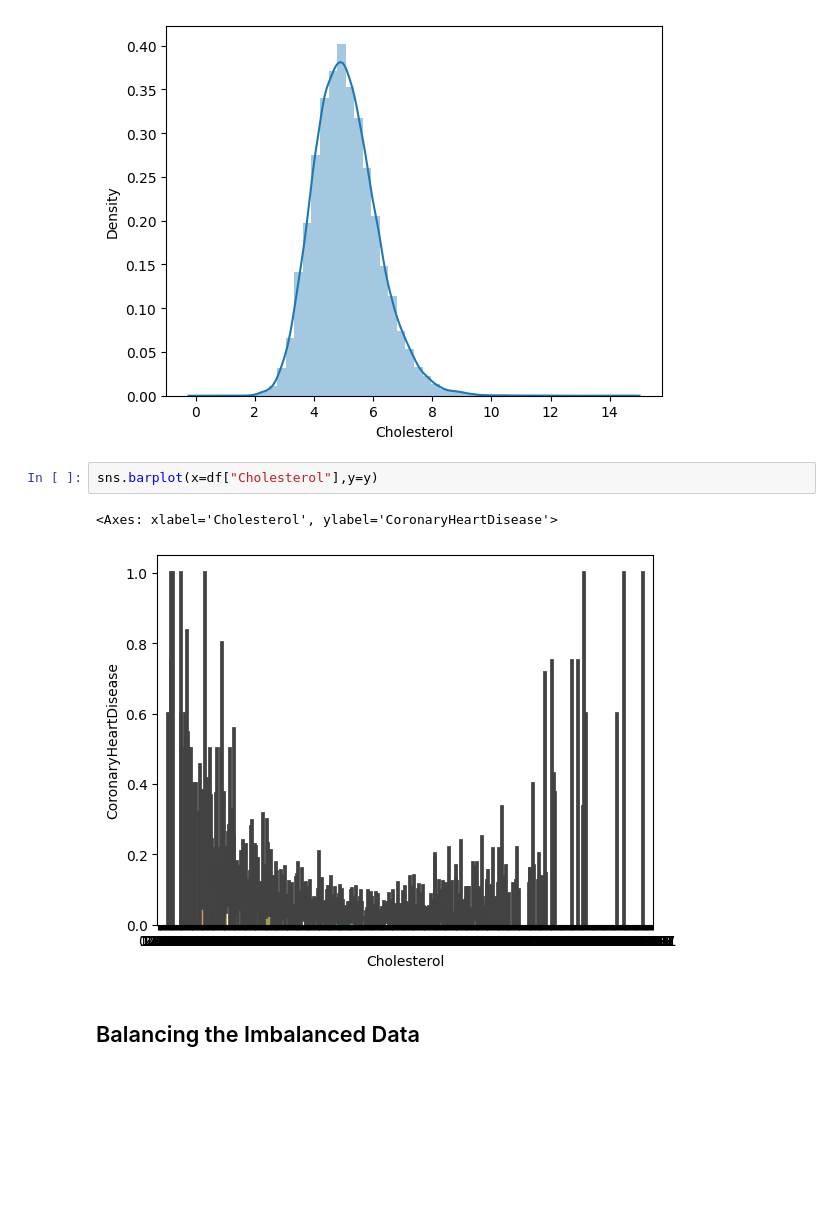
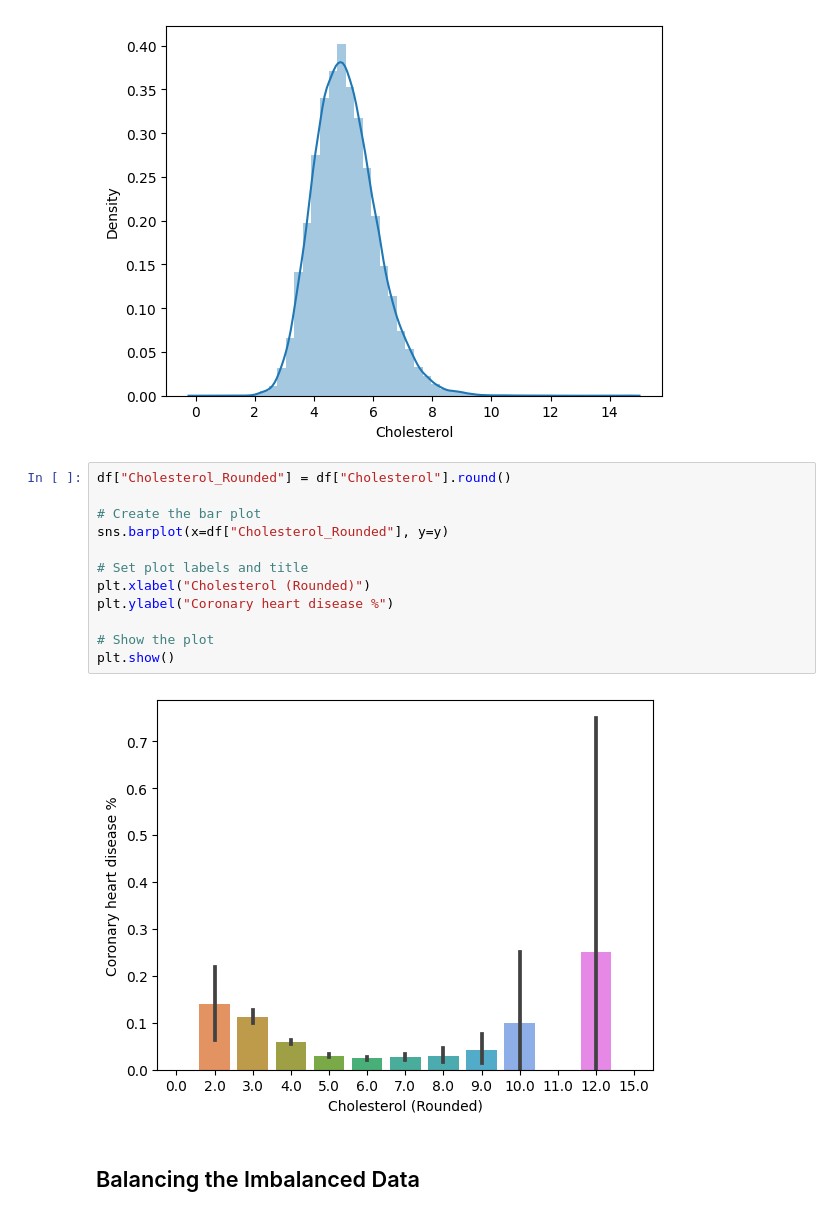
Before and after one commit to JackBenadon/DS340W_Group22, a Jupyter notebook: final_project.ipynb, the cells around one changed output. Drawn from its saved outputs; the diff is of its cells as text; blank space fills up the shorter version.

```diff
--- a/final_project.ipynb
+++ b/final_project.ipynb
@@ -188,11 +181,20 @@ sns.distplot(df['Cholesterol'])
 # %% [output]
 <Axes: xlabel='Cholesterol', ylabel='Density'>
 [figure]
-# %%
-sns.barplot(x=df["Cholesterol"],y=y)
-# %% [output]
-<Axes: xlabel='Cholesterol', ylabel='CoronaryHeartDisease'>
-[figure, removed]
+# %%
+df["Cholesterol_Rounded"] = df["Cholesterol"].round()
+
+# Create the bar plot
+sns.barplot(x=df["Cholesterol_Rounded"], y=y)
+
+# Set plot labels and title
+plt.xlabel("Cholesterol (Rounded)")
+plt.ylabel("Coronary heart disease %")
+
+# Show the plot
+plt.show()
+# %% [output]
+[figure, added]
 # %% [markdown]
 ## Balancing the Imbalanced Data
 # %%
```
Also changed, not shown: parts of 6 cells of this notebook.
